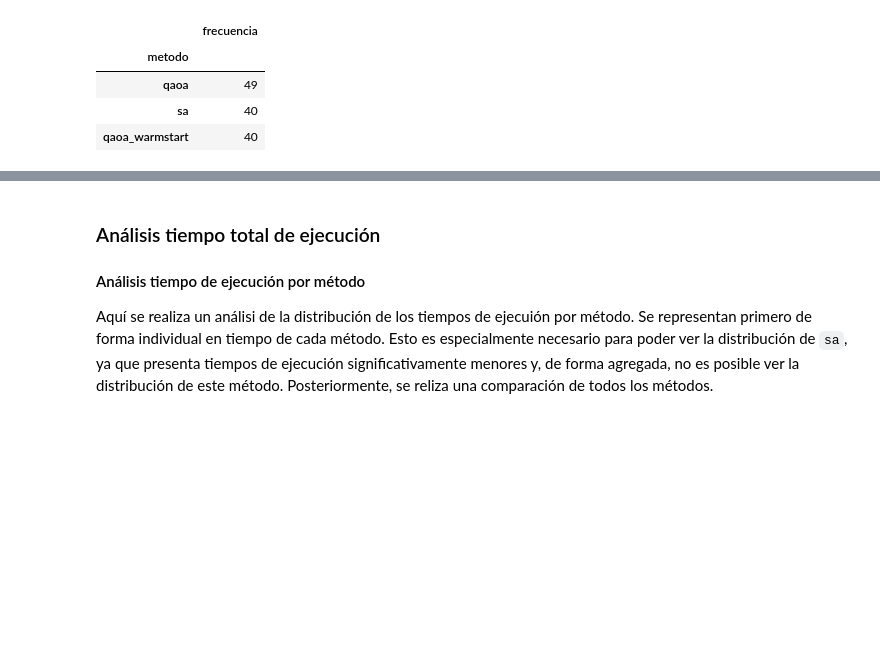
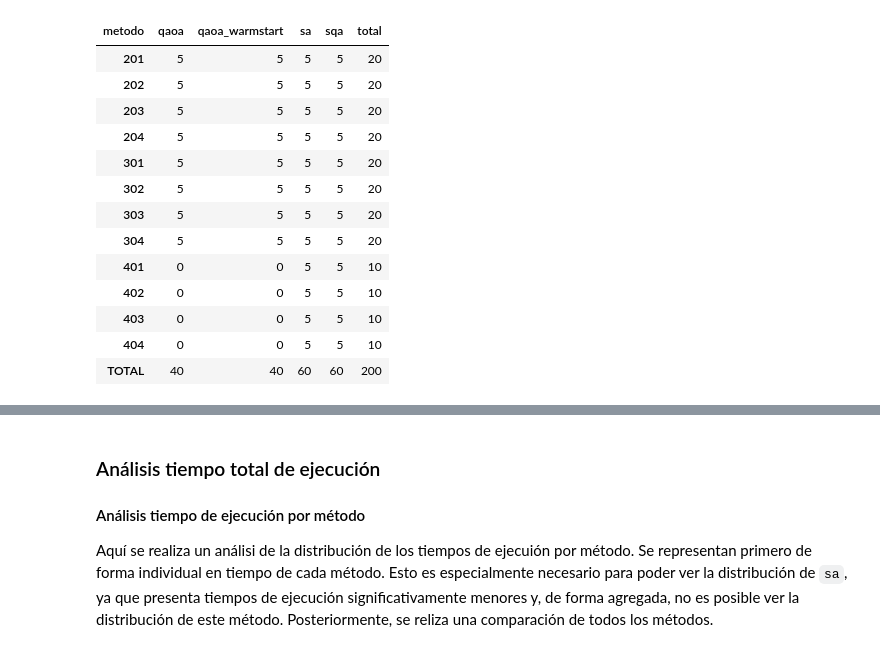
Before and after one commit to miguelortegamier/cuantica-anabulchand, a Jupyter notebook: ap/analisis_resultados_ap.ipynb, the cells around one changed output, grey strips where cells are left out. Saved outputs shown, nothing was run; the diff lists cells and outputs as text; code cells hidden in the pictures; blank space fills up the shorter version.

```diff
--- a/ap/analisis_resultados_ap.ipynb
+++ b/ap/analisis_resultados_ap.ipynb
@@ -51,11 +65,36 @@ Dimensiones: (129, 41)
 # %%
-display(df['metodo'].value_counts(dropna=False).rename_axis('metodo').to_frame('frecuencia')) #Número de ejecuciones con cada método
+tabla_ejecuciones = (
+    df.groupby(["id", "metodo"])
+      .size()
+      .unstack(fill_value=0)
+      .reindex(columns=["qaoa", "qaoa_warmstart", "sa", "sqa"], fill_value=0)
+)
+
+tabla_ejecuciones["total"] = tabla_ejecuciones.sum(axis=1)
+
+total = pd.DataFrame(
+    [tabla_ejecuciones.sum()],
+    index=["TOTAL"]
+)
+
+tabla_ejecuciones = pd.concat([tabla_ejecuciones, total])
+
+display(tabla_ejecuciones)
 # %% [output]
-|  | frecuencia |
-| metodo |  |
-| qaoa | 49 |
-| sa | 40 |
-| qaoa_warmstart | 40 |
+| metodo | qaoa | qaoa_warmstart | sa | sqa | total |
+| 201 | 5 | 5 | 5 | 5 | 20 |
+| 202 | 5 | 5 | 5 | 5 | 20 |
+| 203 | 5 | 5 | 5 | 5 | 20 |
+| 204 | 5 | 5 | 5 | 5 | 20 |
+| 301 | 5 | 5 | 5 | 5 | 20 |
+| 302 | 5 | 5 | 5 | 5 | 20 |
+| 303 | 5 | 5 | 5 | 5 | 20 |
+| 304 | 5 | 5 | 5 | 5 | 20 |
+| 401 | 0 | 0 | 5 | 5 | 10 |
+| 402 | 0 | 0 | 5 | 5 | 10 |
+| 403 | 0 | 0 | 5 | 5 | 10 |
+| 404 | 0 | 0 | 5 | 5 | 10 |
+| TOTAL | 40 | 40 | 60 | 60 | 200 |
 # %%
 variables_resumen = [
     'ratio_optimo', 'brecha_optimo', 'exceso_peso', 'tiempo_total',
```
Also changed, not shown: parts of 12 cells of this notebook, 31 other files.
